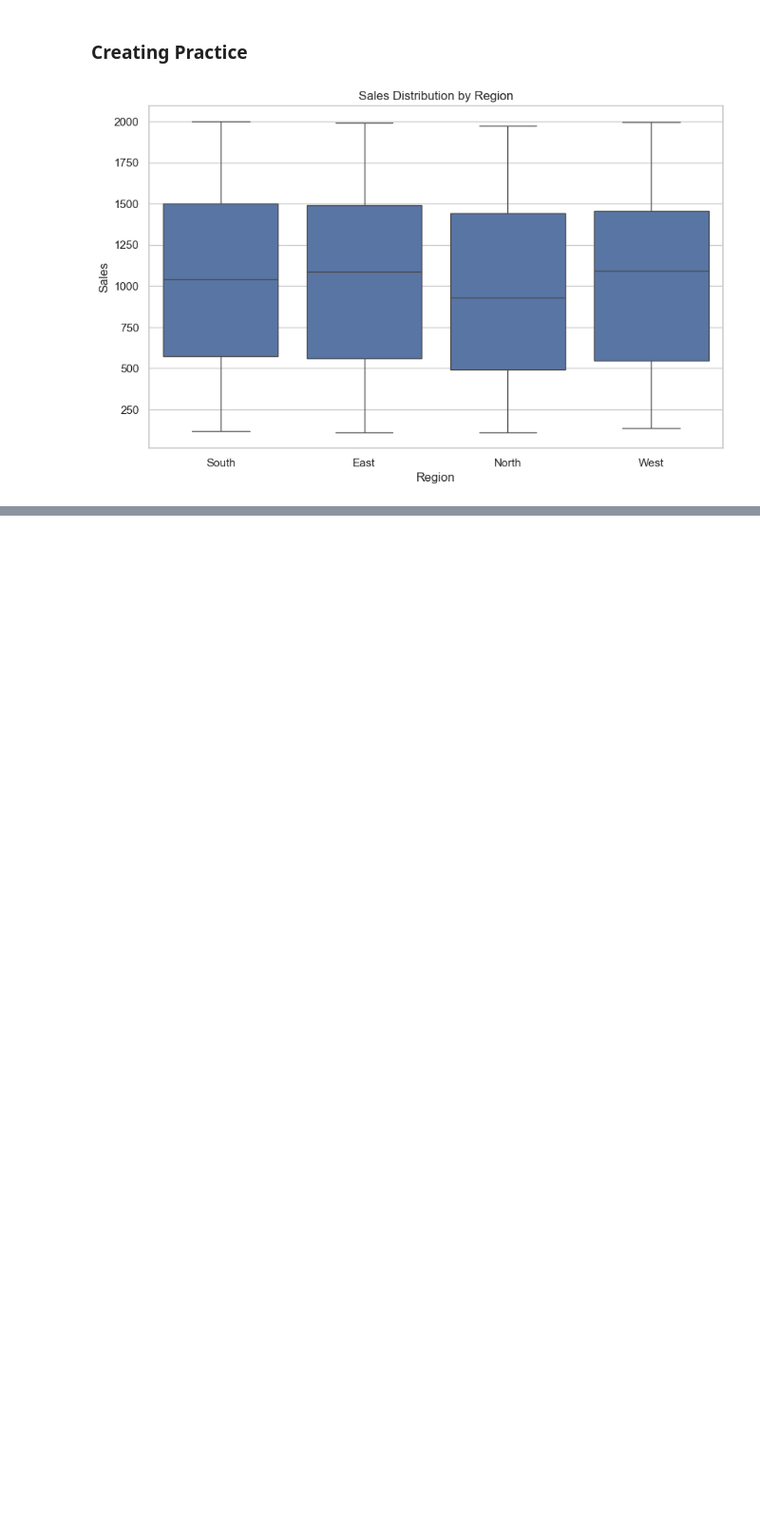
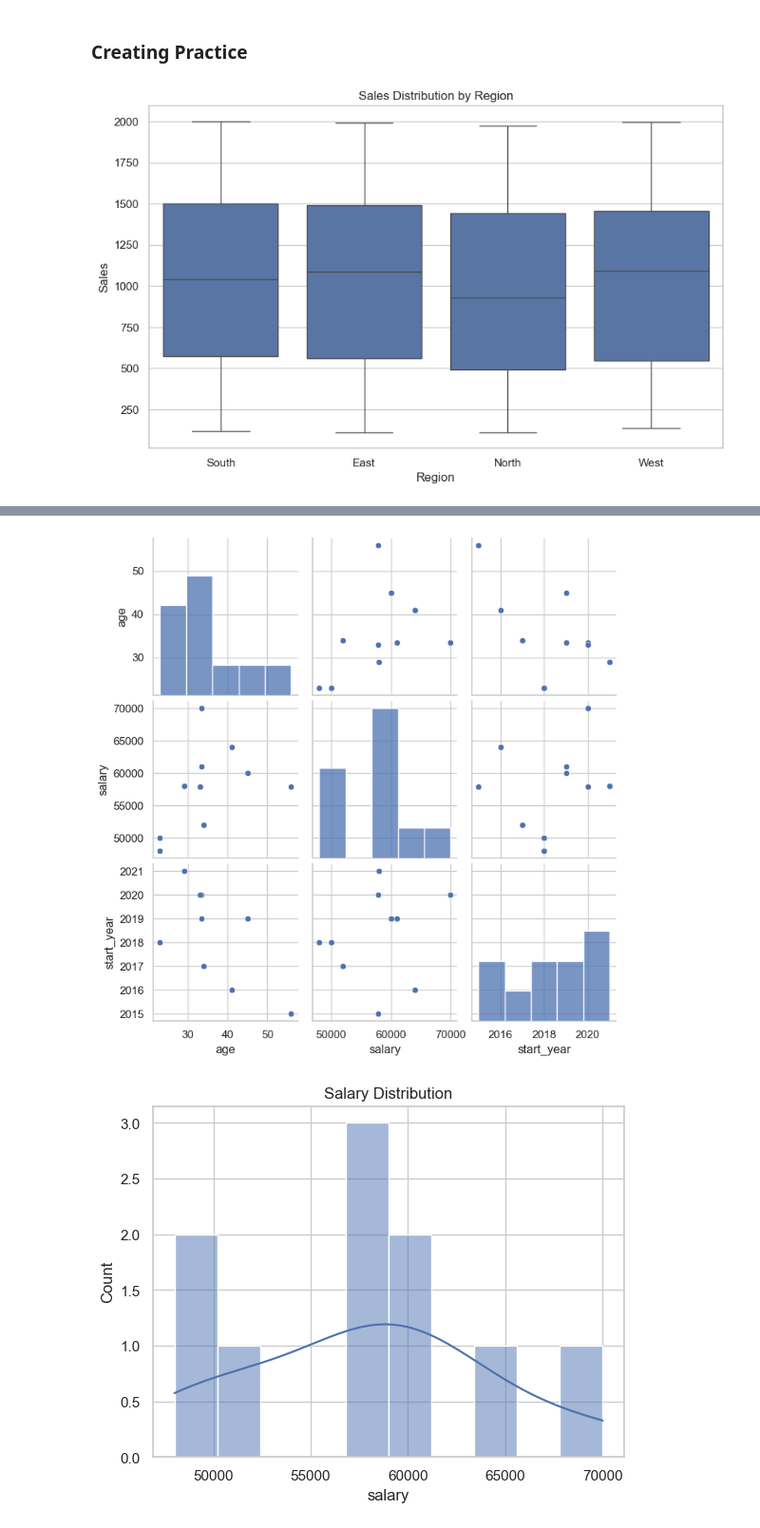
Before and after one commit to avinash7375/DeepLearningTensorflow, a Jupyter notebook: dv.ipynb, the cells around one changed output, grey strips where cells are left out. Shown: that part at 95% size. Cells and saved outputs as stored; diff of their text form; code cells hidden in the pictures; blank space fills up the shorter version.

```diff
--- a/dv.ipynb
+++ b/dv.ipynb
@@ -199,0 +380,9 @@ plt.show()
+# %%
+# Convert 'salary' to integer type (if it's not already)
+df['salary'] = df['salary'].astype(int)
+
+# Convert 'department' to categorical type
+df['department'] = df['department'].astype('category')
+
+# Display data types after conversion
+print(df.dtypes)
@@ -199,0 +395,7 @@ plt.show()
+# %%
+# Extract year and month from 'start_date'
+df['start_year'] = df['start_date'].dt.year
+df['start_month'] = df['start_date'].dt.month
+
+# Display the new features
+print(df[['start_date', 'start_year', 'start_month']])
@@ -199,0 +414,12 @@ plt.show()
+# %%
+# Visualize the cleaned data with pairplot
+sns.pairplot(df[['age', 'salary', 'start_year']])
+plt.show()
+
+# Visualize salary distribution
+sns.histplot(df['salary'], kde=True, bins=10)
+plt.title('Salary Distribution')
+plt.show()
+# %% [output]
+[figure, added]
+[figure, added]
```
Also changed, not shown: parts of 16 cells of this notebook, 1 other file.
